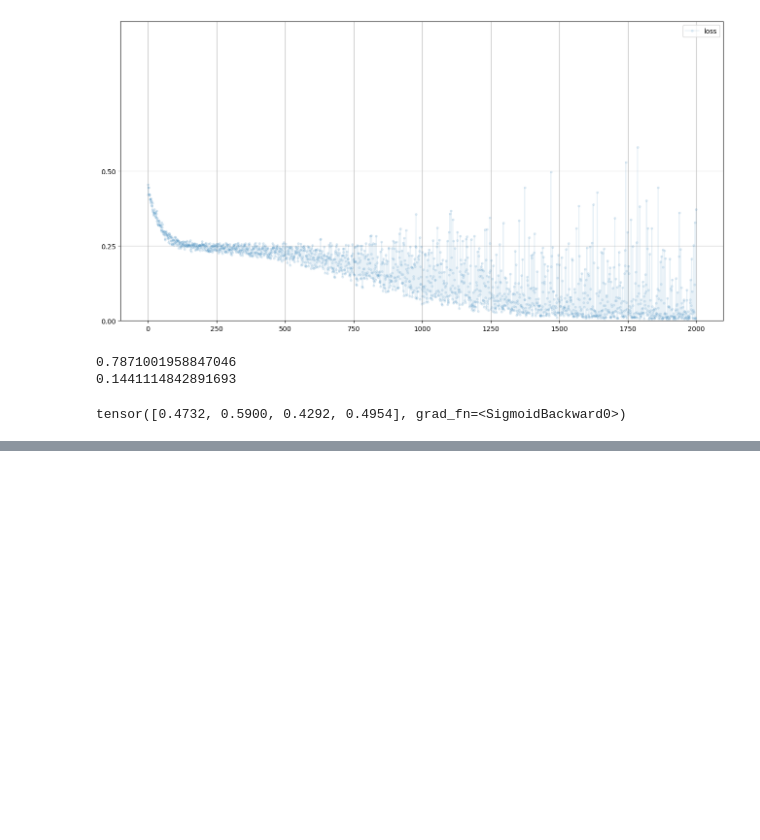
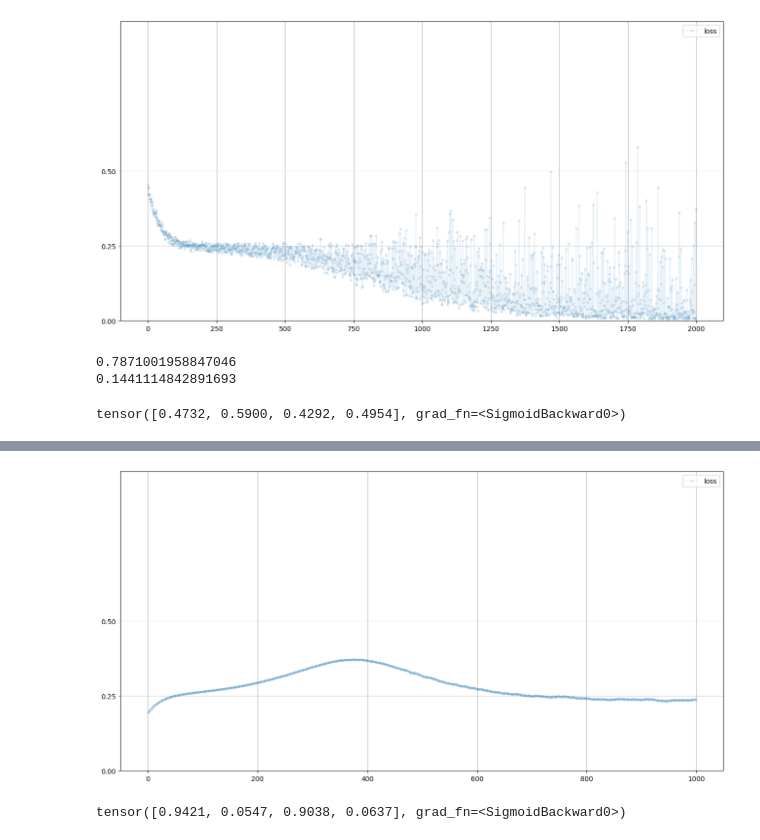
Before and after one commit to JumperWacky/cycleGAN, a Jupyter notebook: simple_gan.ipynb, the cells around one changed output, grey strips where cells are left out. Cells and saved outputs as stored; diff of their text form; code cells hidden in the pictures; blank space fills up the shorter version.

```diff
--- a/simple_gan.ipynb
+++ b/simple_gan.ipynb
@@ -165,0 +208,8 @@ for i in rane(10000):s
+# %%
+G.plot_progress()
+# %% [output]
+[figure, added]
+# %%
+G.forward(torch.FloatTensor([0.5]))
+# %% [output]
+tensor([0.9421, 0.0547, 0.9038, 0.0637], grad_fn=<SigmoidBackward0>)
```
Also changed, not shown: parts of 7 cells of this notebook.
